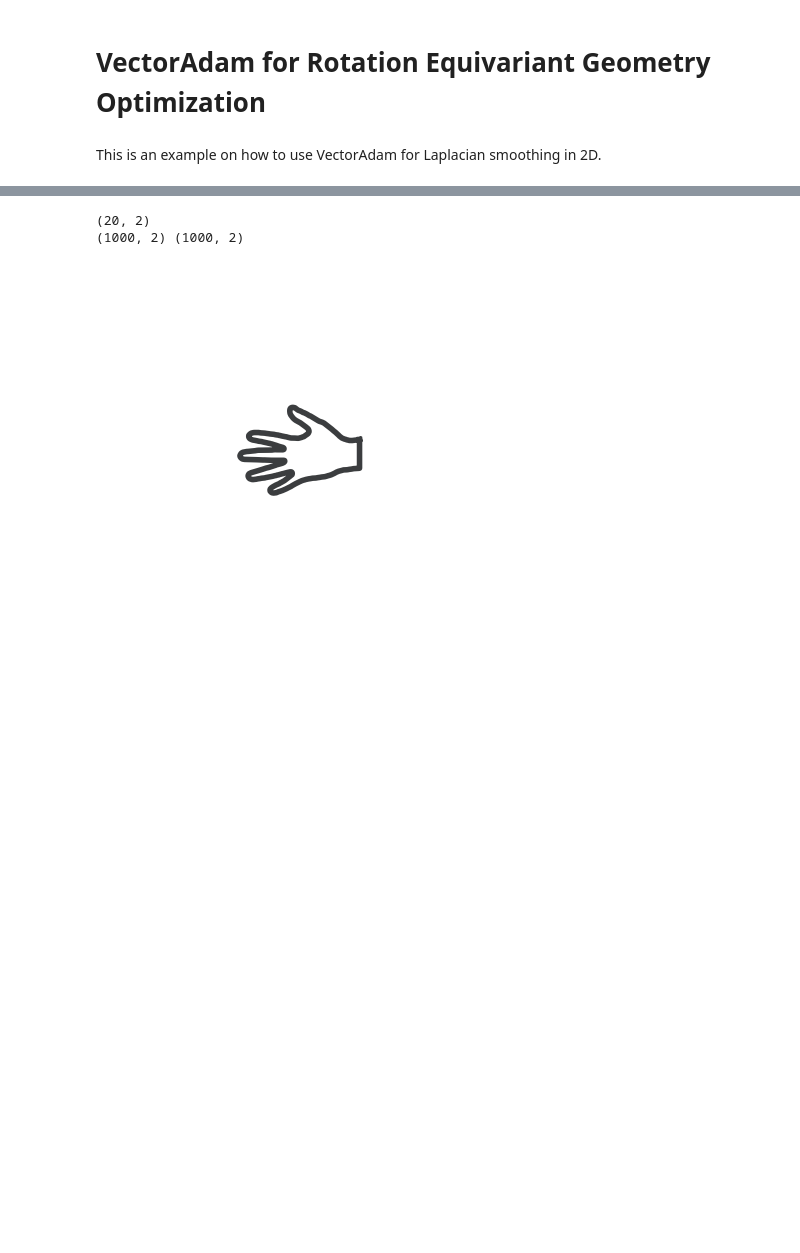
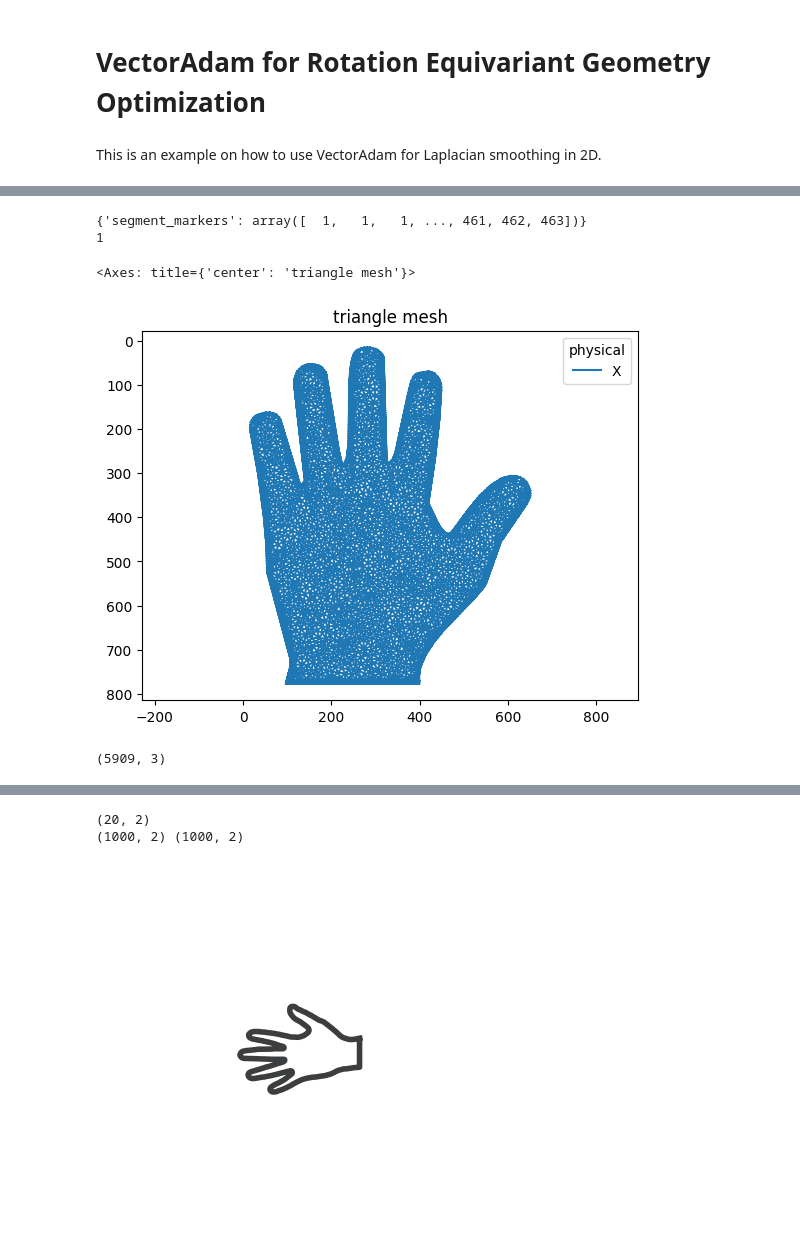
Before and after one commit to AntheaLi/match-hand, a Jupyter notebook: match_hand.ipynb, the cells around one changed output, grey strips where cells are left out. Cells and saved outputs as stored; diff of their text form; code cells hidden in the pictures; blank space fills up the shorter version.

```diff
--- a/match_hand.ipynb
+++ b/match_hand.ipynb
@@ -28,0 +53,25 @@ plt.show()
+# %%
+mesher = Mesher2D(meshImg)
+mesher.generate_contour()
+contour = mesher.contour
+print(contour.cell_data)
+
+values, counts = np.unique(contour.cell_data['segment_markers'], return_counts=True)
+
+# Get the most frequent element
+most_frequent = values[np.argmax(counts)]
+print(most_frequent)
+for el in values:
+    if el!=most_frequent:
+        contour.remove_cells(label=el)
+mesh = contour.triangulate()
+mesh.plot()
+# %% [output]
+{'segment_markers': array([  1,   1,   1, ..., 461, 462, 463])}
+1
+<Axes: title={'center': 'triangle mesh'}>
+[figure, added]
+# %%
+print(mesh.get('triangle').cells.shape)
+# %% [output]
+(5909, 3)
```
Also changed, not shown: parts of 15 cells of this notebook, 2 other files.
